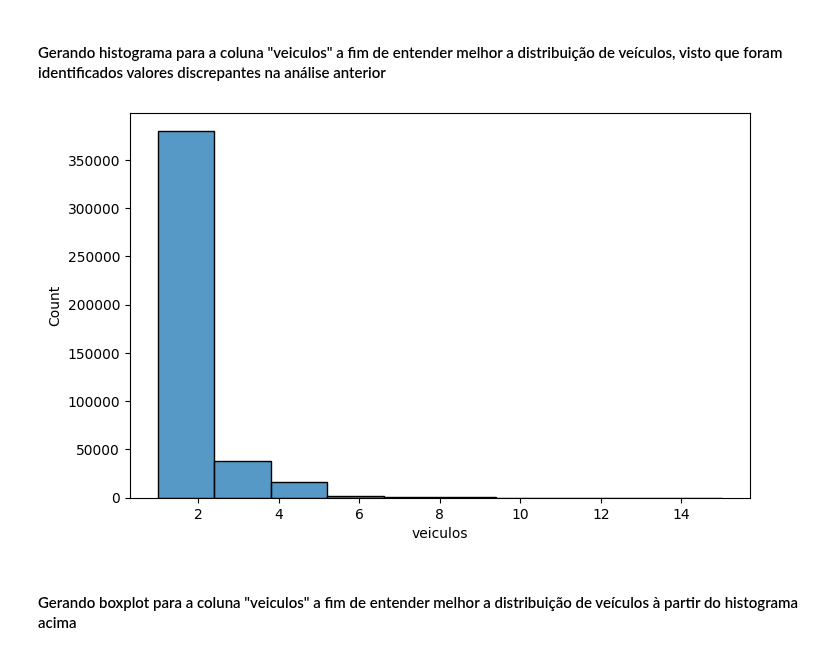
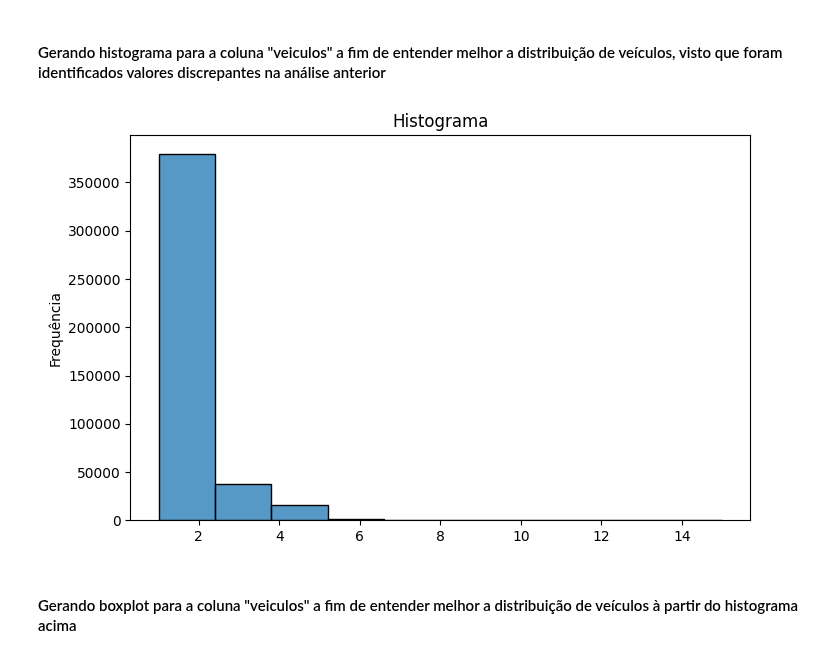
Before and after one commit to evidal1990/coderhouse_datascience, a Jupyter notebook: wrangling/data_wrangling.ipynb, the cells around one changed output. Cells and saved outputs as stored; diff of their text form; code cells hidden in the pictures.

```diff
--- a/wrangling/data_wrangling.ipynb
+++ b/wrangling/data_wrangling.ipynb
@@ -1038,11 +1063,10 @@ Name: veiculos, dtype: float64
 # %% [markdown]
 #### Gerando histograma para a coluna "veiculos" a fim de entender melhor a distribuição de veículos, visto que foram identificados valores discrepantes na análise anterior
-# %%
-plt.figure(figsize=(8, 5))
-sns.histplot(df_accidents["veiculos"], bins=10)
-plt.show()
-# %% [output]
-[figure, removed]
+# %%
+draw_histplot(
+    df=df_accidents["veiculos"], file_name="veiculos_frequencia", bins=10)
+# %% [output]
+[figure, added]
 # %% [markdown]
 #### Gerando boxplot para a coluna "veiculos" a fim de entender melhor a distribuição de veículos à partir do histograma acima
 # %%
```
Also changed, not shown: parts of 25 cells of this notebook, 4 other files.
